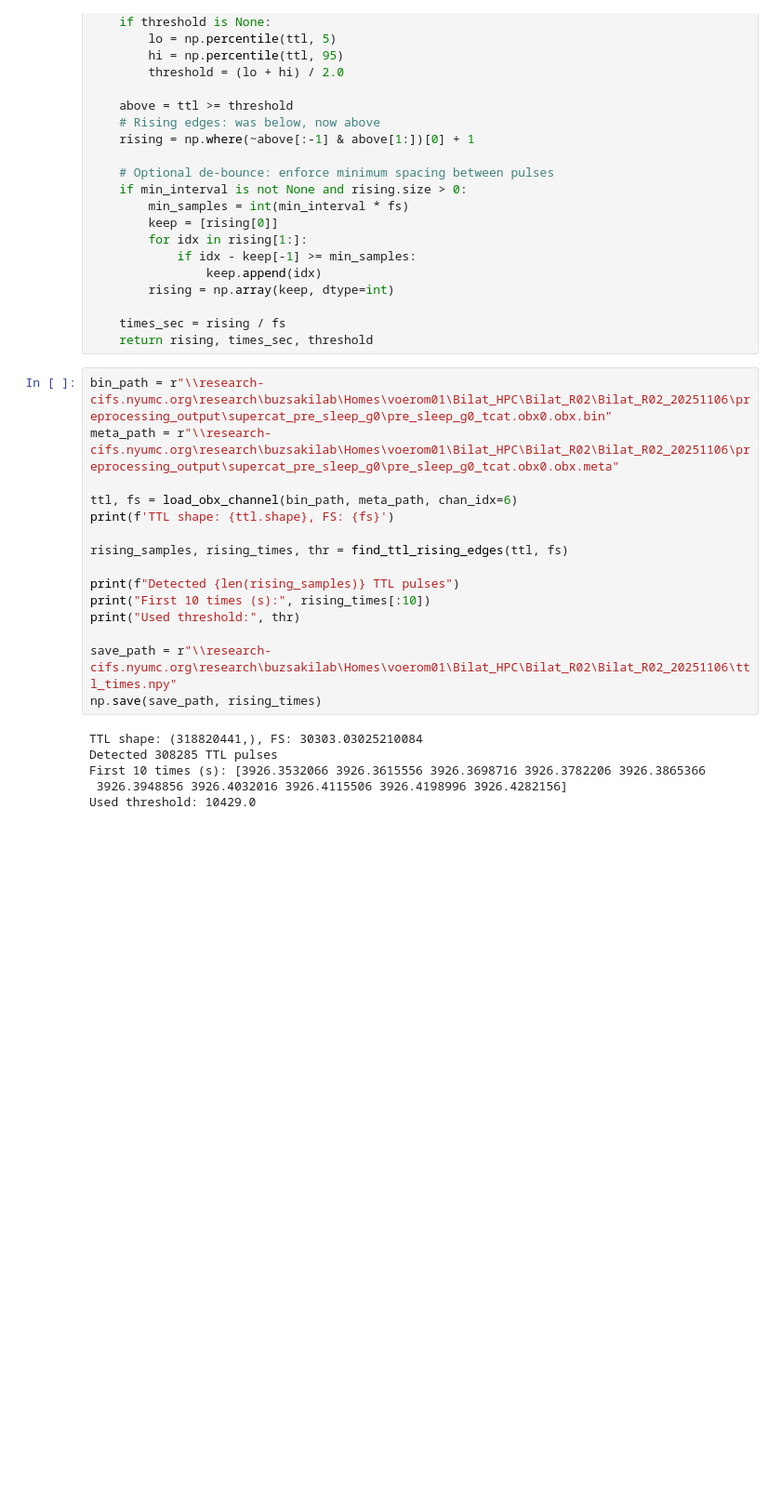
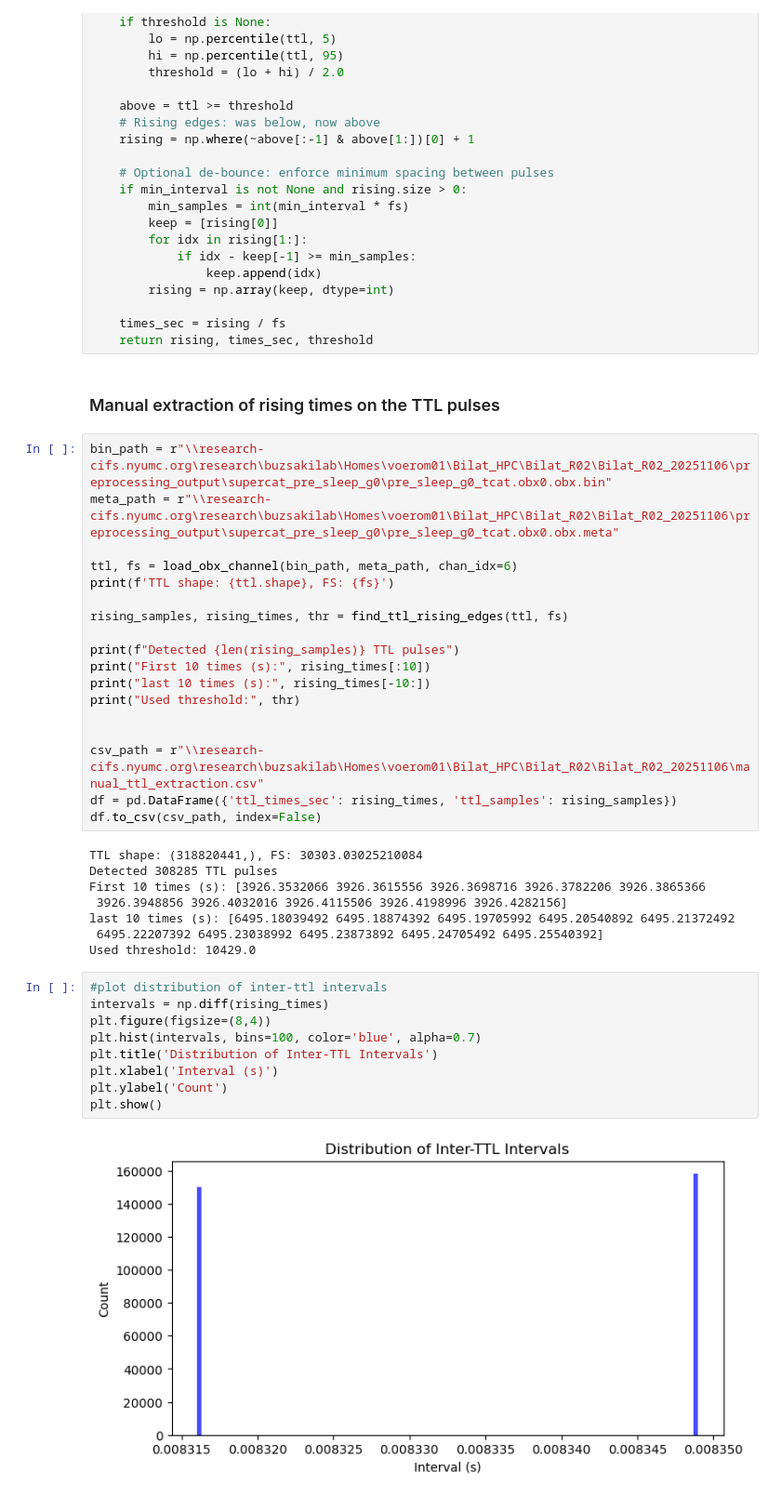
Before and after one commit to Sid-Rafilson-1617/Buzsaki-rotation-code, a Jupyter notebook: extract_ttl.ipynb, the cells around one changed output. Shown at 93% size. Cells and saved outputs as stored; diff of their text form; blank space fills up the shorter version.

```diff
--- a/extract_ttl.ipynb
+++ b/extract_ttl.ipynb
@@ -61,6 +65,8 @@ def find_ttl_rising_edges(ttl, fs, threshold=None, min_interval=0.001):
 
     times_sec = rising / fs
     return rising, times_sec, threshold
+# %% [markdown]
+### Manual extraction of rising times on the TTL pulses
 # %%
 bin_path = r"\\research-cifs.nyumc.org\research\buzsakilab\Homes\voerom01\Bilat_HPC\Bilat_R02\Bilat_R02_20251106\preprocessing_output\supercat_pre_sleep_g0\pre_sleep_g0_tcat.obx0.obx.bin"
 meta_path = r"\\research-cifs.nyumc.org\research\buzsakilab\Homes\voerom01\Bilat_HPC\Bilat_R02\Bilat_R02_20251106\preprocessing_output\supercat_pre_sleep_g0\pre_sleep_g0_tcat.obx0.obx.meta"
@@ -72,13 +78,29 @@ rising_samples, rising_times, thr = find_ttl_rising_edges(ttl, fs)
 
 print(f"Detected {len(rising_samples)} TTL pulses")
 print("First 10 times (s):", rising_times[:10])
+print("last 10 times (s):", rising_times[-10:])
 print("Used threshold:", thr)
 
-save_path = r"\\research-cifs.nyumc.org\research\buzsakilab\Homes\voerom01\Bilat_HPC\Bilat_R02\Bilat_R02_20251106\ttl_times.npy"
-np.save(save_path, rising_times)
+
+csv_path = r"\\research-cifs.nyumc.org\research\buzsakilab\Homes\voerom01\Bilat_HPC\Bilat_R02\Bilat_R02_20251106\manual_ttl_extraction.csv"
+df = pd.DataFrame({'ttl_times_sec': rising_times, 'ttl_samples': rising_samples})
+df.to_csv(csv_path, index=False)
 # %% [output]
 TTL shape: (318820441,), FS: 30303.03025210084
 Detected 308285 TTL pulses
 First 10 times (s): [3926.3532066 3926.3615556 3926.3698716 3926.3782206 3926.3865366
  3926.3948856 3926.4032016 3926.4115506 3926.4198996 3926.4282156]
+last 10 times (s): [6495.18039492 6495.18874392 6495.19705992 6495.20540892 6495.21372492
+ 6495.22207392 6495.23038992 6495.23873892 6495.24705492 6495.25540392]
 Used threshold: 10429.0
+# %%
+#plot distribution of inter-ttl intervals
+intervals = np.diff(rising_times)
+plt.figure(figsize=(8,4))
+plt.hist(intervals, bins=100, color='blue', alpha=0.7)
+plt.title('Distribution of Inter-TTL Intervals')
+plt.xlabel('Interval (s)')
+plt.ylabel('Count')
+plt.show()
+# %% [output]
+[figure, added]
```
Also changed, not shown: parts of 5 cells of this notebook, 6 other files.
